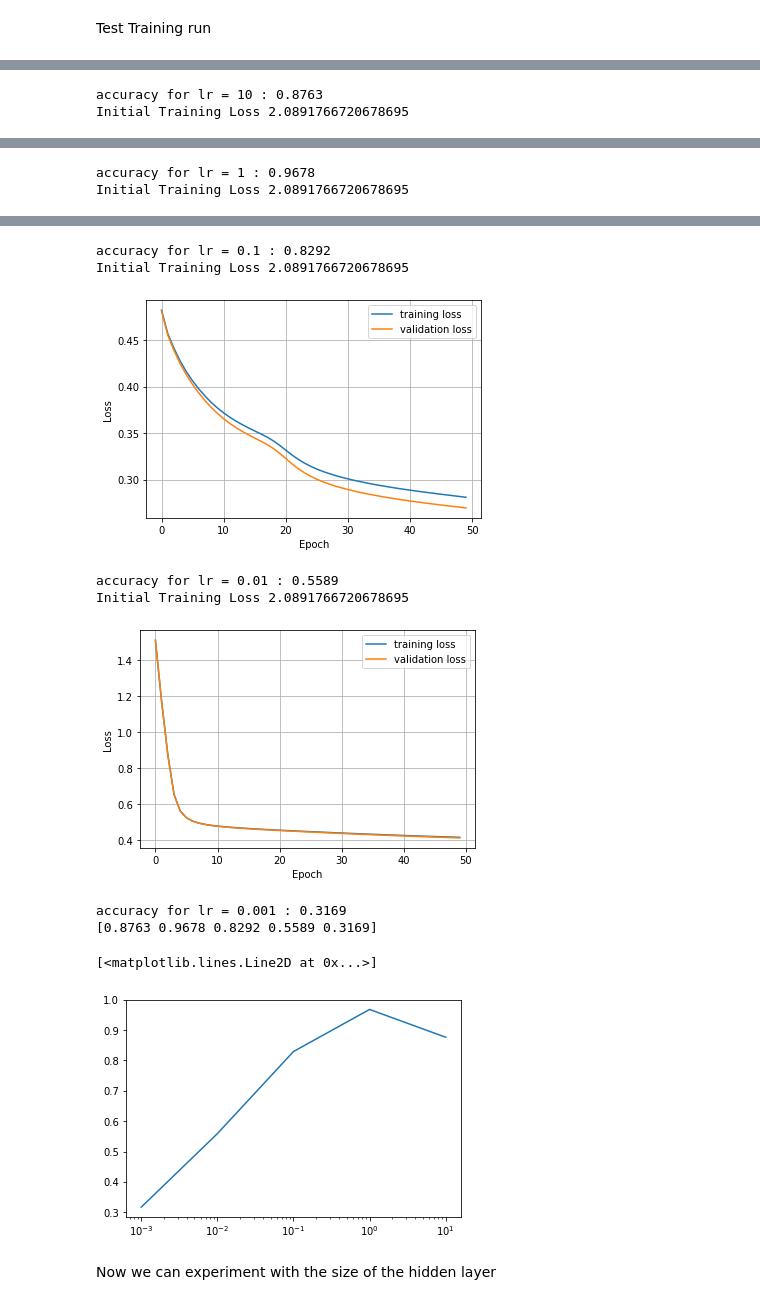
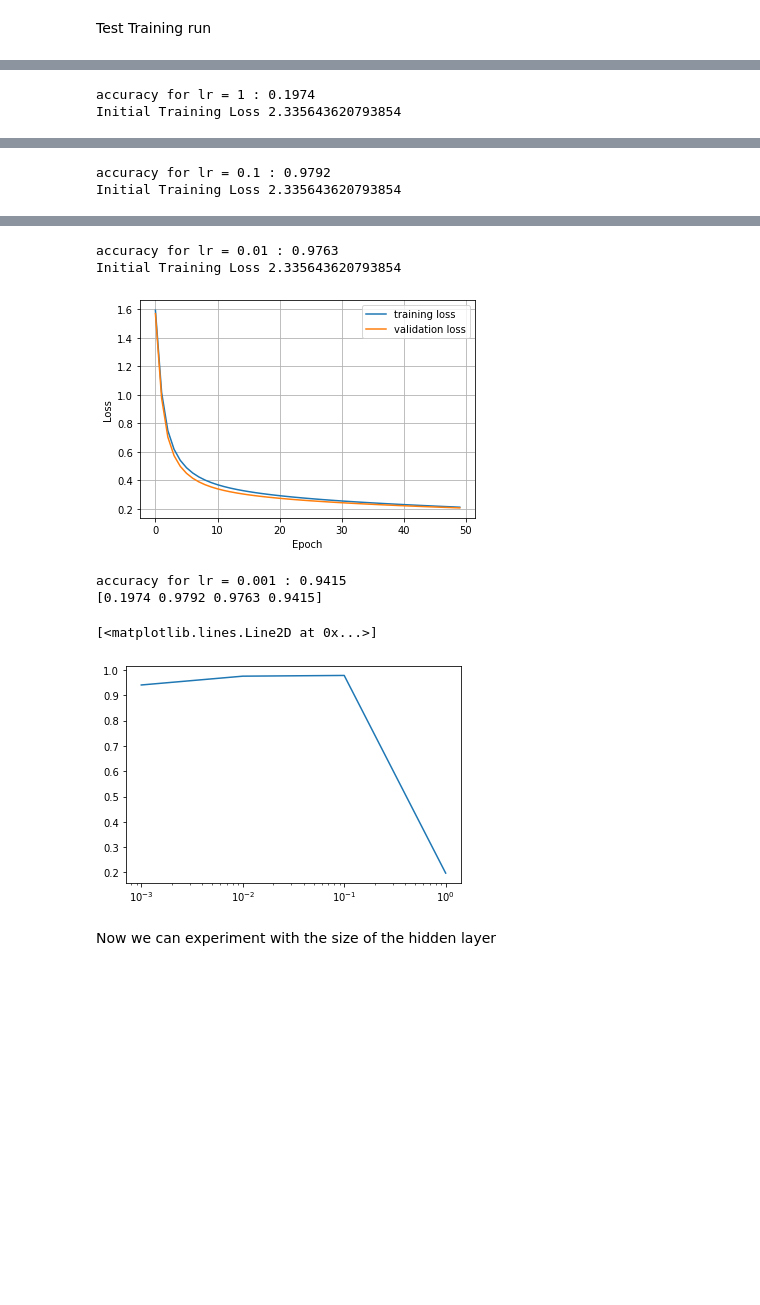
Before and after one commit to tomipancho/nn-playground, a Jupyter notebook: nn.ipynb, the cells around one changed output, grey strips where cells are left out. Drawn from its saved outputs; the diff is of its cells as text; code cells hidden in the pictures; blank space fills up the shorter version.

```diff
--- a/nn.ipynb
+++ b/nn.ipynb
@@ -357,7 +370,7 @@ for i in range(2):
     # (3, 2), (2, 3)
 
 zs = NN2(x)
-loss = NN2.loss((x, y))
+loss = NN2.MSE_loss((x, y))
 print('layer output', zs)
 print('layer loss', loss)
 
@@ -412,7 +425,7 @@ def train(NN, train_data, val_data, epochs=20, minibatch_size=50, eta=0.1, verbo
 
     '''
     # Compute initial training loss
-    loss0 = NN.loss(train_data)
+    loss0 = NN.CE_loss(train_data)
     train_losses = np.zeros(epochs)
     val_losses = np.zeros(epochs)
     print('Initial Training Loss', loss0)
@@ -440,7 +453,6 @@ def train(NN, train_data, val_data, epochs=20, minibatch_size=50, eta=0.1, verbo
             data_batch = (x_batch, y_batch)
 
             # Compute gradients
-            #del_W, del_b = NN.grad_loss(data_batch)
             del_W, del_b = NN.backprop(data_batch, loss="CE")
 
             # Iterate over layers and update parameters
@@ -455,9 +467,9 @@ def train(NN, train_data, val_data, epochs=20, minibatch_size=50, eta=0.1, verbo
 
 
         # Recompute loss at the end of the epoch
-        loss = NN.loss(train_data)
+        loss = NN.MSE_loss(train_data)
         loss = NN.CE_loss(train_data)
-        val_loss = NN.loss(val_data)
+        val_loss = NN.MSE_loss(val_data)
         val_loss = NN.CE_loss(val_data)
         train_losses[e] = loss
         val_losses[e] = val_loss
@@ -516,11 +528,16 @@ Test Training run
 # %%
 # Initialize a neural Network
 
-spec = [784, 128, 32, 10]
+spec = [784, 128, 64, 10]
+acts = [ReLU, ReLU]
+del_acts = [del_ReLU, del_ReLU]
 
-NN = network(spec)
+NN = network(spec, activation=acts, del_activation=del_acts)
 
-NN, train_losses, val_losses = train(NN, train_data, val_data, epochs=50, minibatch_size=50, eta=1, verbose=True)
+epochs=50
+eta=0.01
+minibatch_size = 50
+NN, train_losses, val_losses = train(NN, train_data, val_data, epochs=epochs, minibatch_size=minibatch_size, eta=eta, verbose=True)
 
 plot_loss(train_losses, val_losses)
 # %% [output]
@@ -560,13 +577,13 @@ accuracy on the test set 0.9666
 # %%
 import copy
 epochs = 50
-etas = [10, 1, 0.1, 0.01, 0.001]
-accuracies = np.zeros(5)
+etas = [1, 0.1, 0.01, 0.001]
+accuracies = np.zeros(4)
 
 # Same initialization -> Same initial condition
-NN = network([784, 128, 10])
+NN = network([784, 128, 64, 10], activation=acts, del_activation=del_acts)
 
-for i in range(5):
+for i in range(4):
     Li = copy.deepcopy(NN)
     Li, train_losses, val_losses = train(Li, train_data, val_data, epochs=50, minibatch_size=50, eta=etas[i], verbose=False)
     plot_loss(train_losses, val_losses)
@@ -583,2 +600,2 @@ Initial Training Loss 2.0891766720678695
-accuracy for lr = 10 : 0.8763
-Initial Training Loss 2.0891766720678695
+accuracy for lr = 1 : 0.1974
+Initial Training Loss 2.335643620793854
@@ -586,2 +603,2 @@ Initial Training Loss 2.0891766720678695
-accuracy for lr = 1 : 0.9678
-Initial Training Loss 2.0891766720678695
+accuracy for lr = 0.1 : 0.9792
+Initial Training Loss 2.335643620793854
@@ -589,13 +606,10 @@ Initial Training Loss 2.0891766720678695
-accuracy for lr = 0.1 : 0.8292
-Initial Training Loss 2.0891766720678695
+accuracy for lr = 0.01 : 0.9763
+Initial Training Loss 2.335643620793854
-[figure, old version]
+[figure, new version]
-accuracy for lr = 0.01 : 0.5589
-Initial Training Loss 2.0891766720678695
+accuracy for lr = 0.001 : 0.9415
+[0.1974 0.9792 0.9763 0.9415]
+[<matplotlib.lines.Line2D at 0x...>]
-[figure, old version]
+[figure, new version]
-accuracy for lr = 0.001 : 0.3169
-[0.8763 0.9678 0.8292 0.5589 0.3169]
-[<matplotlib.lines.Line2D at 0x...>]
-[figure, removed]
 # %% [markdown]
 Now we can experiment with the size of the hidden layer
 # %%
```
Also changed, not shown: parts of 9 cells of this notebook, 6 other files.
